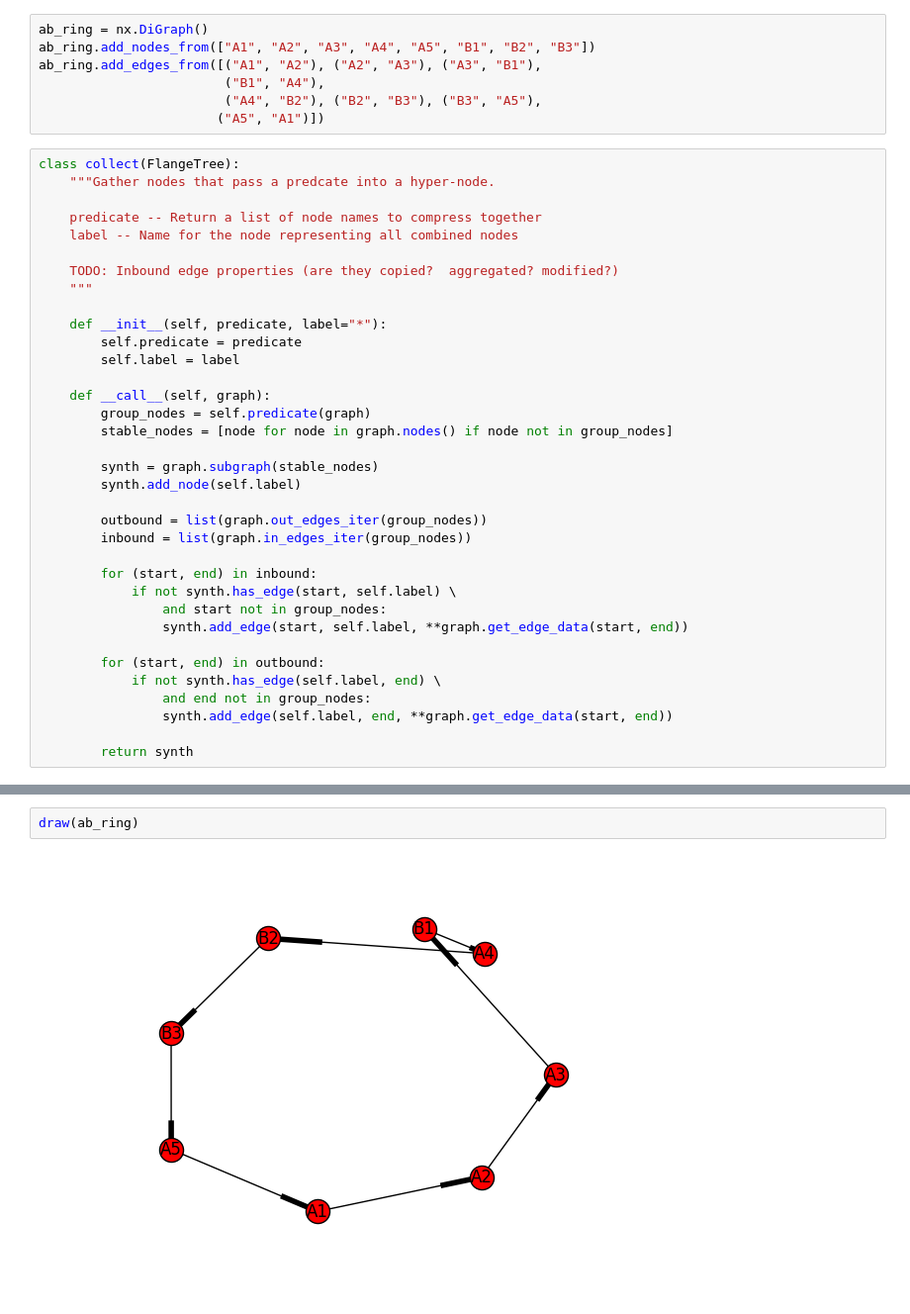
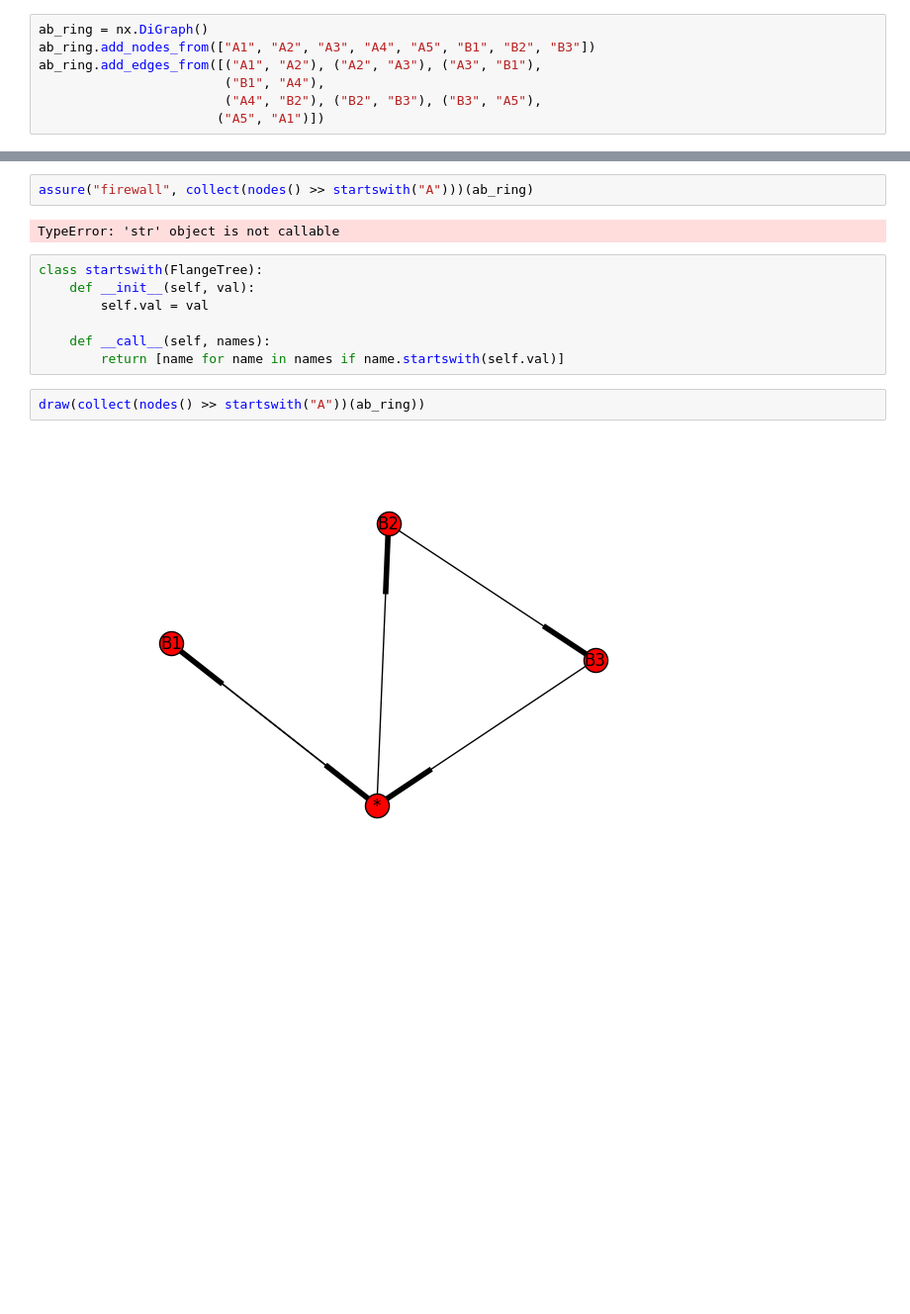
Before and after one commit to periscope-ps/Flange, a Jupyter notebook: Display.ipynb, the cells around one changed output, grey strips where cells are left out. Shown at 99% size. Cells and saved outputs as stored; diff of their text form; blank space fills up the shorter version.

```diff
--- a/Display.ipynb
+++ b/Display.ipynb
@@ -72,41 +72,6 @@ ab_ring.add_edges_from([("A1", "A2"), ("A2", "A3"), ("A3", "B1"),
                         ("B1", "A4"),
                         ("A4", "B2"), ("B2", "B3"), ("B3", "A5"),
                        ("A5", "A1")])
-# %%
-class collect(FlangeTree):
-    """Gather nodes that pass a predcate into a hyper-node.
-
-    predicate -- Return a list of node names to compress together
-    label -- Name for the node representing all combined nodes
-
-    TODO: Inbound edge properties (are they copied?  aggregated? modified?)
-    """
-
-    def __init__(self, predicate, label="*"):
-        self.predicate = predicate
-        self.label = label
-
-    def __call__(self, graph):
-        group_nodes = self.predicate(graph)
-        stable_nodes = [node for node in graph.nodes() if node not in group_nodes]
-
-        synth = graph.subgraph(stable_nodes)
-        synth.add_node(self.label)
-
-        outbound = list(graph.out_edges_iter(group_nodes))
-        inbound = list(graph.in_edges_iter(group_nodes))
-
-        for (start, end) in inbound:
-            if not synth.has_edge(start, self.label) \
-                and start not in group_nodes:
-                synth.add_edge(start, self.label, **graph.get_edge_data(start, end))
-
-        for (start, end) in outbound:
-            if not synth.has_edge(self.label, end) \
-                and end not in group_nodes:
-                synth.add_edge(self.label, end, **graph.get_edge_data(start, end))
-
-        return synth
 # %%
 draw(collect(lambda g: [n for n in g.nodes() if n.startswith("A")], "A*")(ab_ring))
 # %% [output]
@@ -114,4 +79,15 @@ draw(collect(lambda g: [n for n in g.nodes() if n.startswith("A")], "A*")(ab_rin
+# %%
+assure("firewall", collect(nodes() >> startswith("A")))(ab_ring)
+# %% [output]
+TypeError: 'str' object is not callable
+# %%
+class startswith(FlangeTree):
+    def __init__(self, val):
+        self.val = val
+
+    def __call__(self, names):
+        return [name for name in names if name.startswith(self.val)]
 # %%
-draw(ab_ring)
+draw(collect(nodes() >> startswith("A"))(ab_ring))
 # %% [output]
-[figure, old version]
+[figure, new version]
```
Also changed, not shown: parts of 2 cells of this notebook, 2 other files.
